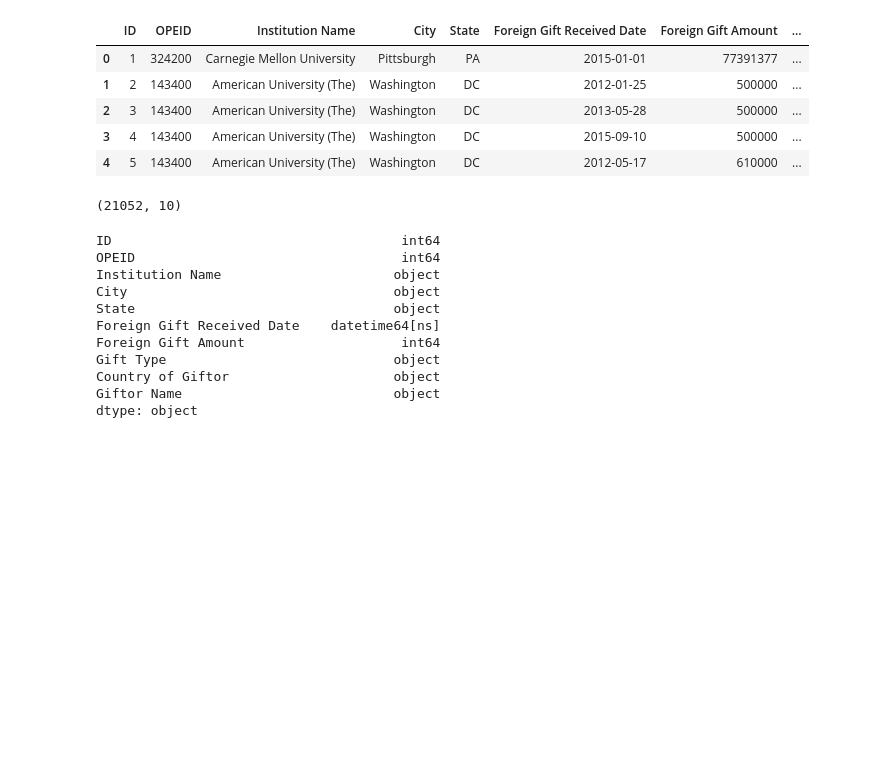
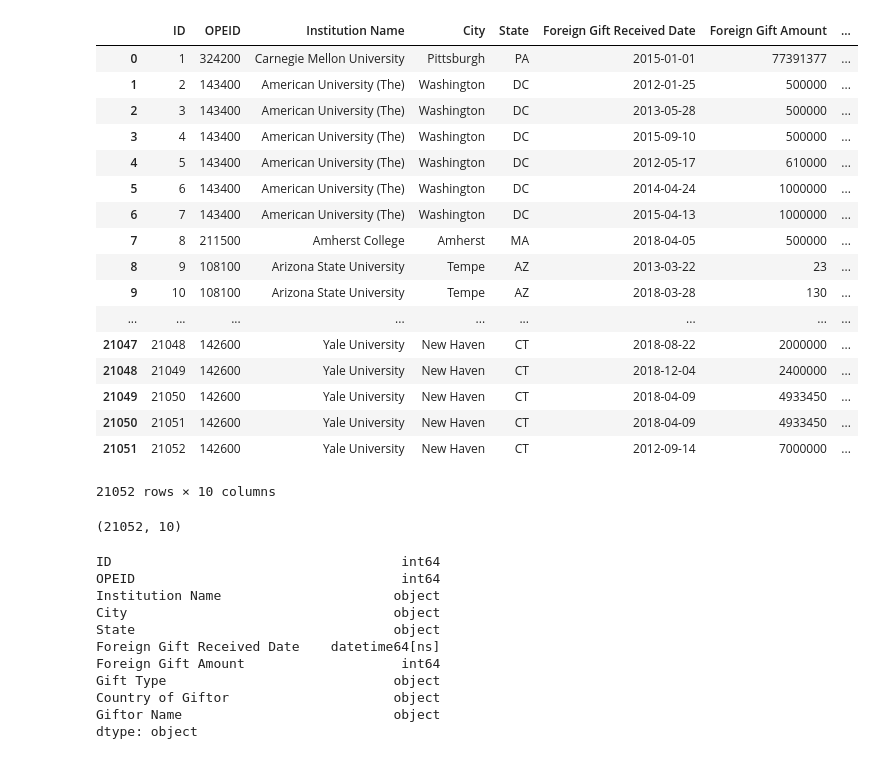
Before and after one commit to Humera97/Data-Studio, a Jupyter notebook: us_college_foreign_gifts/Cleaning and Exploring Data.ipynb, the cells around one changed output. Drawn from its saved outputs; the diff is of its cells as text; code cells hidden in the pictures; blank space fills up the shorter version.

```diff
--- a/us_college_foreign_gifts/Cleaning and Exploring Data.ipynb
+++ b/us_college_foreign_gifts/Cleaning and Exploring Data.ipynb
@@ -7,7 +7,7 @@ import numpy as np
 from pandas import ExcelWriter
 from pandas import ExcelFile
 import xlrd
-pd.options.display.max_rows = 50
+pd.options.display.max_rows = 144
 import matplotlib
 import matplotlib.pyplot as plt
 import seaborn as sns
@@ -18,14 +18,26 @@ matplotlib.rcParams['pdf.fonttype'] = 42
 # %%
 df = pd.read_excel('ForeignGifts.xls',encoding = 'latin-1', header = 1)
 # %%
-df.head()
+df
 # %% [output]
 |  | ID | OPEID | Institution Name | City | State | Foreign Gift Received Date | Foreign Gift Amount | ... |
 | 0 | 1 | 324200 | Carnegie Mellon University | Pittsburgh | PA | 2015-01-01 | 77391377 | ... |
 | 1 | 2 | 143400 | American University (The) | Washington | DC | 2012-01-25 | 500000 | ... |
 | 2 | 3 | 143400 | American University (The) | Washington | DC | 2013-05-28 | 500000 | ... |
 | 3 | 4 | 143400 | American University (The) | Washington | DC | 2015-09-10 | 500000 | ... |
 | 4 | 5 | 143400 | American University (The) | Washington | DC | 2012-05-17 | 610000 | ... |
+| 5 | 6 | 143400 | American University (The) | Washington | DC | 2014-04-24 | 1000000 | ... |
+| 6 | 7 | 143400 | American University (The) | Washington | DC | 2015-04-13 | 1000000 | ... |
+| 7 | 8 | 211500 | Amherst College | Amherst | MA | 2018-04-05 | 500000 | ... |
+| 8 | 9 | 108100 | Arizona State University | Tempe | AZ | 2013-03-22 | 23 | ... |
+| 9 | 10 | 108100 | Arizona State University | Tempe | AZ | 2018-03-28 | 130 | ... |
+| ... | ... | ... | ... | ... | ... | ... | ... | ... |
+| 21047 | 21048 | 142600 | Yale University | New Haven | CT | 2018-08-22 | 2000000 | ... |
+| 21048 | 21049 | 142600 | Yale University | New Haven | CT | 2018-12-04 | 2400000 | ... |
+| 21049 | 21050 | 142600 | Yale University | New Haven | CT | 2018-04-09 | 4933450 | ... |
+| 21050 | 21051 | 142600 | Yale University | New Haven | CT | 2018-04-09 | 4933450 | ... |
+| 21051 | 21052 | 142600 | Yale University | New Haven | CT | 2012-09-14 | 7000000 | ... |
+21052 rows × 10 columns
 # %%
 df.shape
 # %% [output]
```
Also changed, not shown: parts of 55 cells of this notebook, 9 other files.
